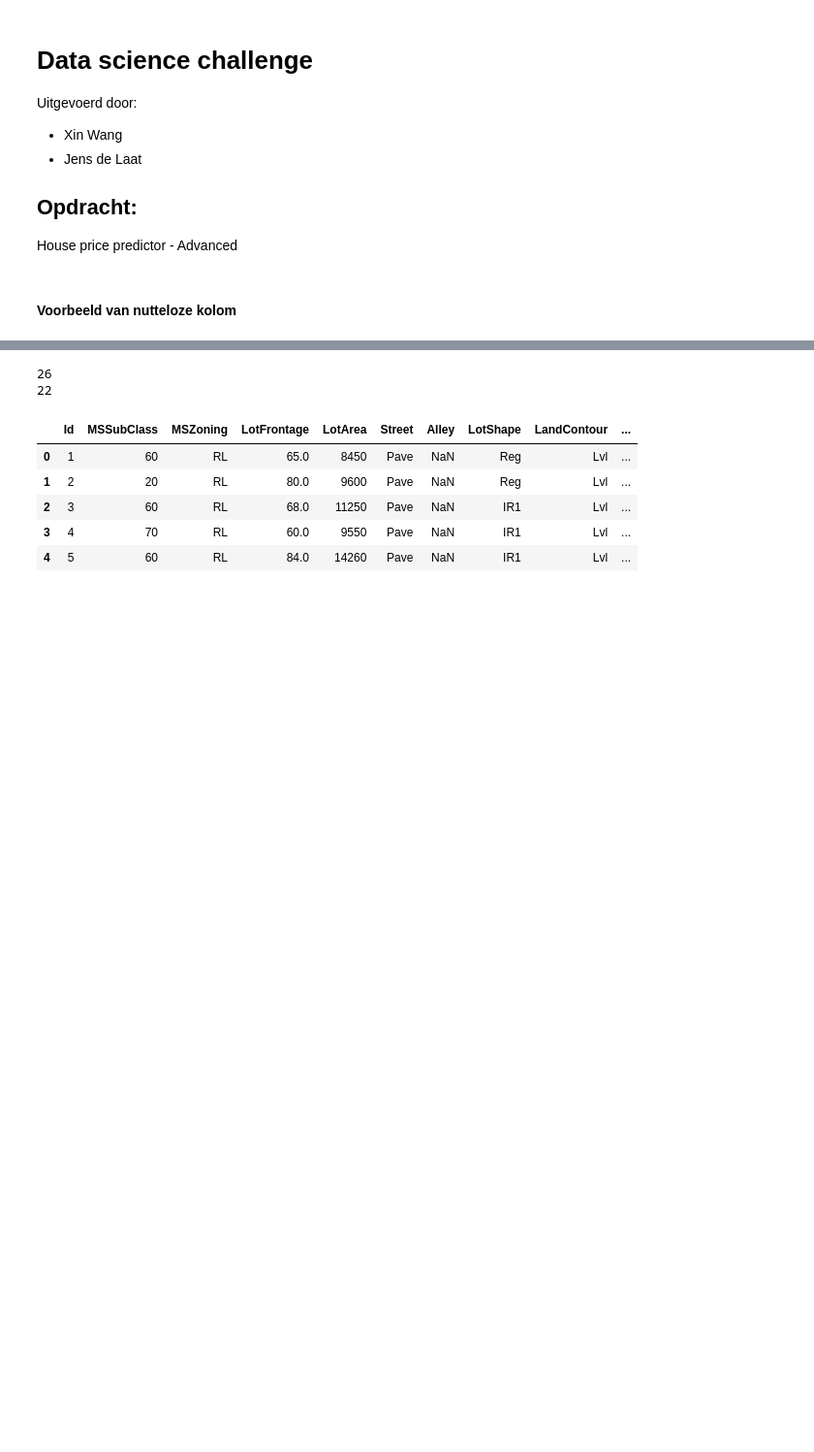
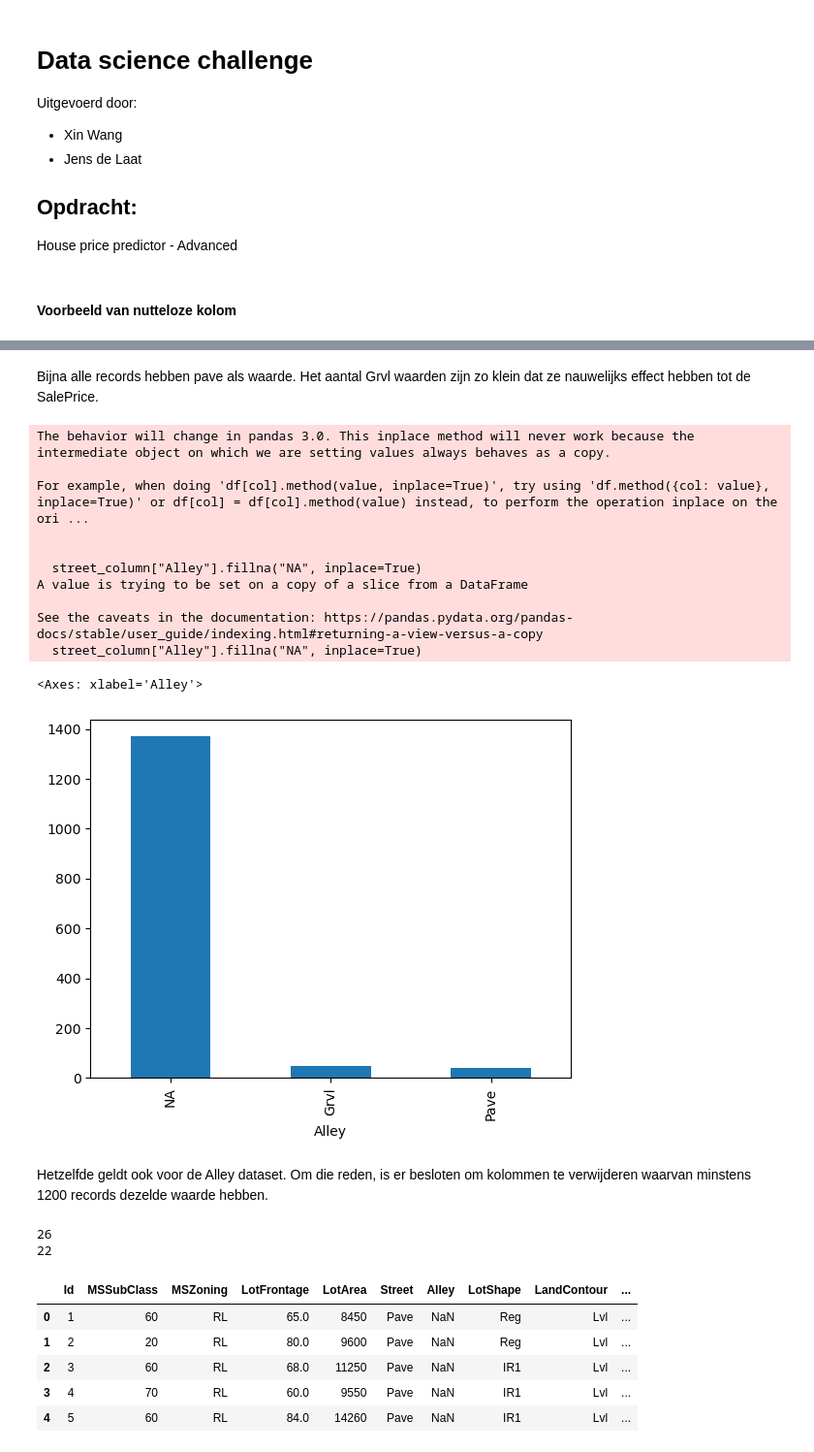
Before and after one commit to geoduin/HousePricePredictor, a Jupyter notebook: data_science_challenge.ipynb, the cells around one changed output, grey strips where cells are left out. Shown: that part at 97% size. Drawn from its saved outputs; the diff is of its cells as text; code cells hidden in the pictures; blank space fills up the shorter version.

```diff
--- a/data_science_challenge.ipynb
+++ b/data_science_challenge.ipynb
@@ -71,3 +77,23 @@ KeyError: ('Street', 'Alley')
+# %% [markdown]
+Bijna alle records hebben pave als waarde. Het aantal Grvl waarden zijn zo klein dat ze nauwelijks effect hebben tot de SalePrice.
+# %%
+street_column["Alley"].fillna("NA", inplace=True)
+street_column["Alley"].value_counts().plot.bar()
+# %% [output]
+The behavior will change in pandas 3.0. This inplace method will never work because the intermediate object on which we are setting values always behaves as a copy.
+
+For example, when doing 'df[col].method(value, inplace=True)', try using 'df.method({col: value}, inplace=True)' or df[col] = df[col].method(value) instead, to perform the operation inplace on the ori ...
+
+
+  street_column["Alley"].fillna("NA", inplace=True)
+A value is trying to be set on a copy of a slice from a DataFrame
+
+See the caveats in the documentation: https://pandas.pydata.org/pandas-docs/stable/user_guide/indexing.html#returning-a-view-versus-a-copy
+  street_column["Alley"].fillna("NA", inplace=True)
+<Axes: xlabel='Alley'>
+[figure, added]
+# %% [markdown]
+Hetzelfde geldt ook voor de Alley dataset. Om die reden, is er besloten om kolommen te verwijderen waarvan minstens 1200 records dezelde waarde hebben.
 # %%
 print(len(numeric_columns))
 print(len(categorical_columns))
```
Also changed, not shown: parts of 21 cells of this notebook, 2 other files.
